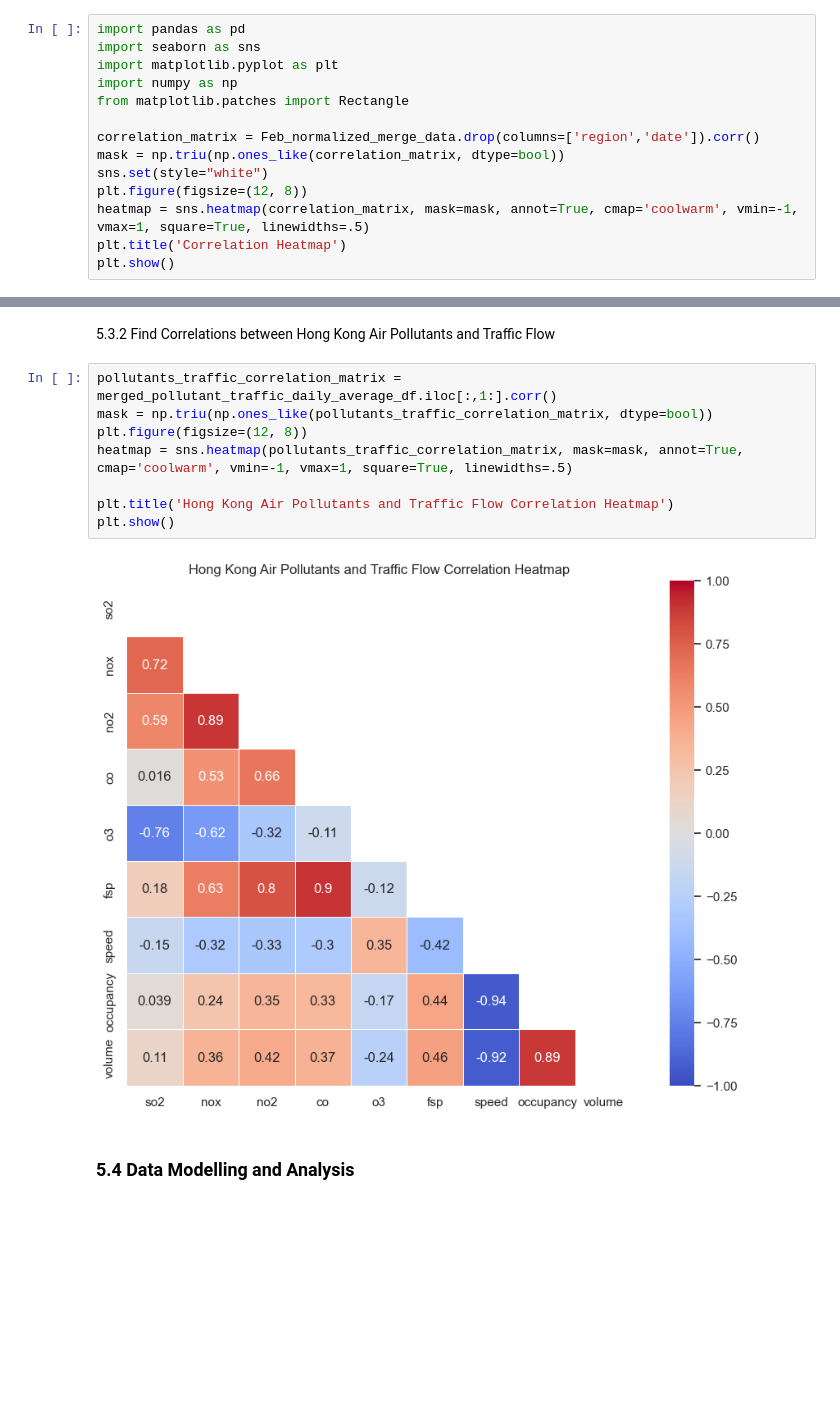
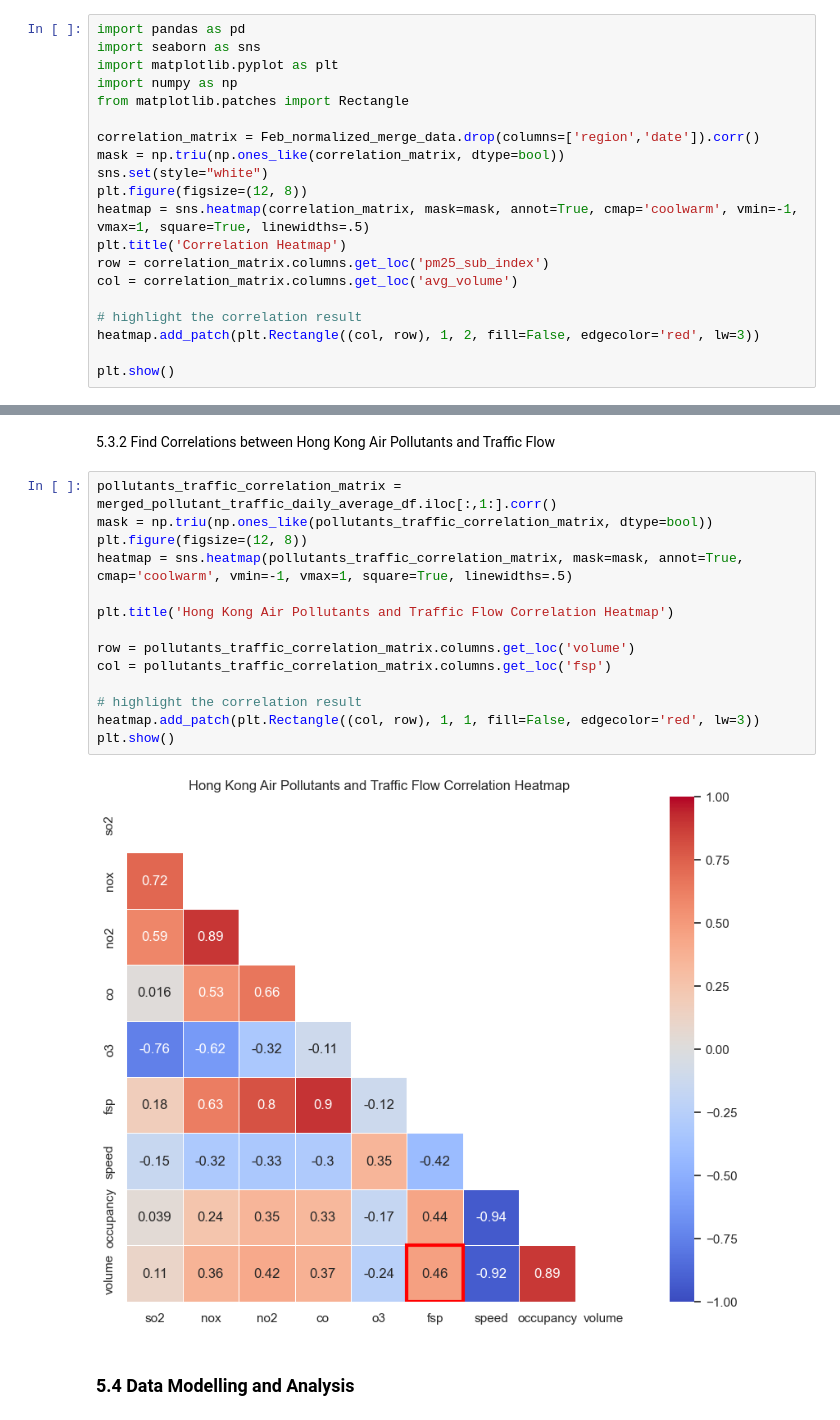
Before and after one commit to linxianying/G12_GuidedProject, a Jupyter notebook: traffic_air_sg.ipynb, the cells around one changed output, grey strips where cells are left out. Cells and saved outputs as stored; diff of their text form; blank space fills up the shorter version.

```diff
--- a/traffic_air_sg.ipynb
+++ b/traffic_air_sg.ipynb
@@ -1086,5 +1086,11 @@ sns.set(style="white")
 plt.figure(figsize=(12, 8))
 heatmap = sns.heatmap(correlation_matrix, mask=mask, annot=True, cmap='coolwarm', vmin=-1, vmax=1, square=True, linewidths=.5)
 plt.title('Correlation Heatmap')
+row = correlation_matrix.columns.get_loc('pm25_sub_index')
+col = correlation_matrix.columns.get_loc('avg_volume')
+
+# highlight the correlation result
+heatmap.add_patch(plt.Rectangle((col, row), 1, 2, fill=False, edgecolor='red', lw=3))
+
 plt.show()
 # %% [output]
@@ -1775,13 +1781,19 @@ Date: 2024-02-16 00:00:00, Volume: 17, Detector ID: AID20060
 # %%
 pollutants_traffic_correlation_matrix = merged_pollutant_traffic_daily_average_df.iloc[:,1:].corr()
 mask = np.triu(np.ones_like(pollutants_traffic_correlation_matrix, dtype=bool))
 plt.figure(figsize=(12, 8))
 heatmap = sns.heatmap(pollutants_traffic_correlation_matrix, mask=mask, annot=True, cmap='coolwarm', vmin=-1, vmax=1, square=True, linewidths=.5)
 
 plt.title('Hong Kong Air Pollutants and Traffic Flow Correlation Heatmap')
+
+row = pollutants_traffic_correlation_matrix.columns.get_loc('volume')
+col = pollutants_traffic_correlation_matrix.columns.get_loc('fsp')
+
+# highlight the correlation result
+heatmap.add_patch(plt.Rectangle((col, row), 1, 1, fill=False, edgecolor='red', lw=3))
 plt.show()
 # %% [output]
-[figure, old version]
+[figure, new version]
 # %% [markdown]
 ### 5.4 Data Modelling and Analysis
 # %%
```
Also changed, not shown: parts of 16 cells of this notebook.
